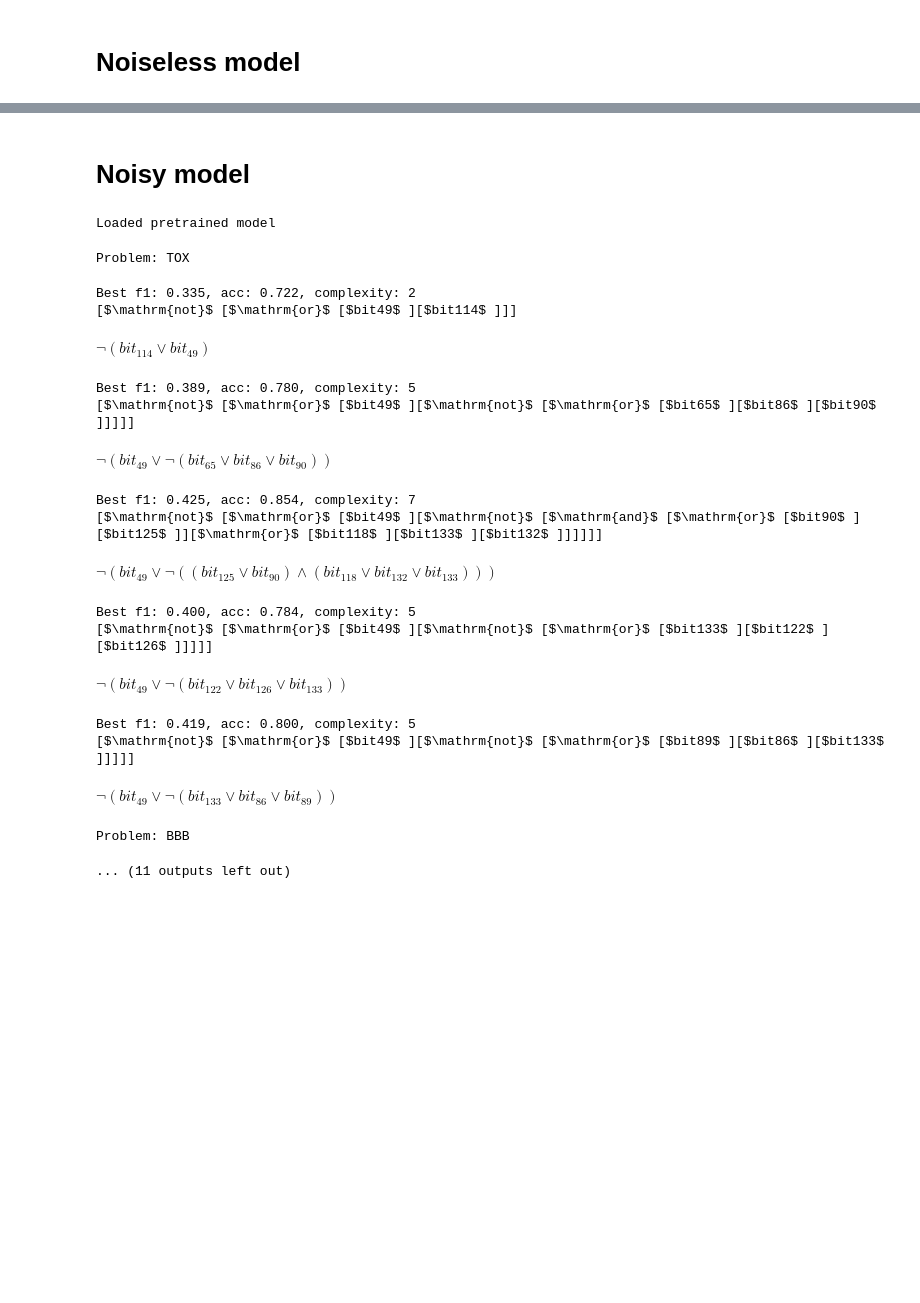
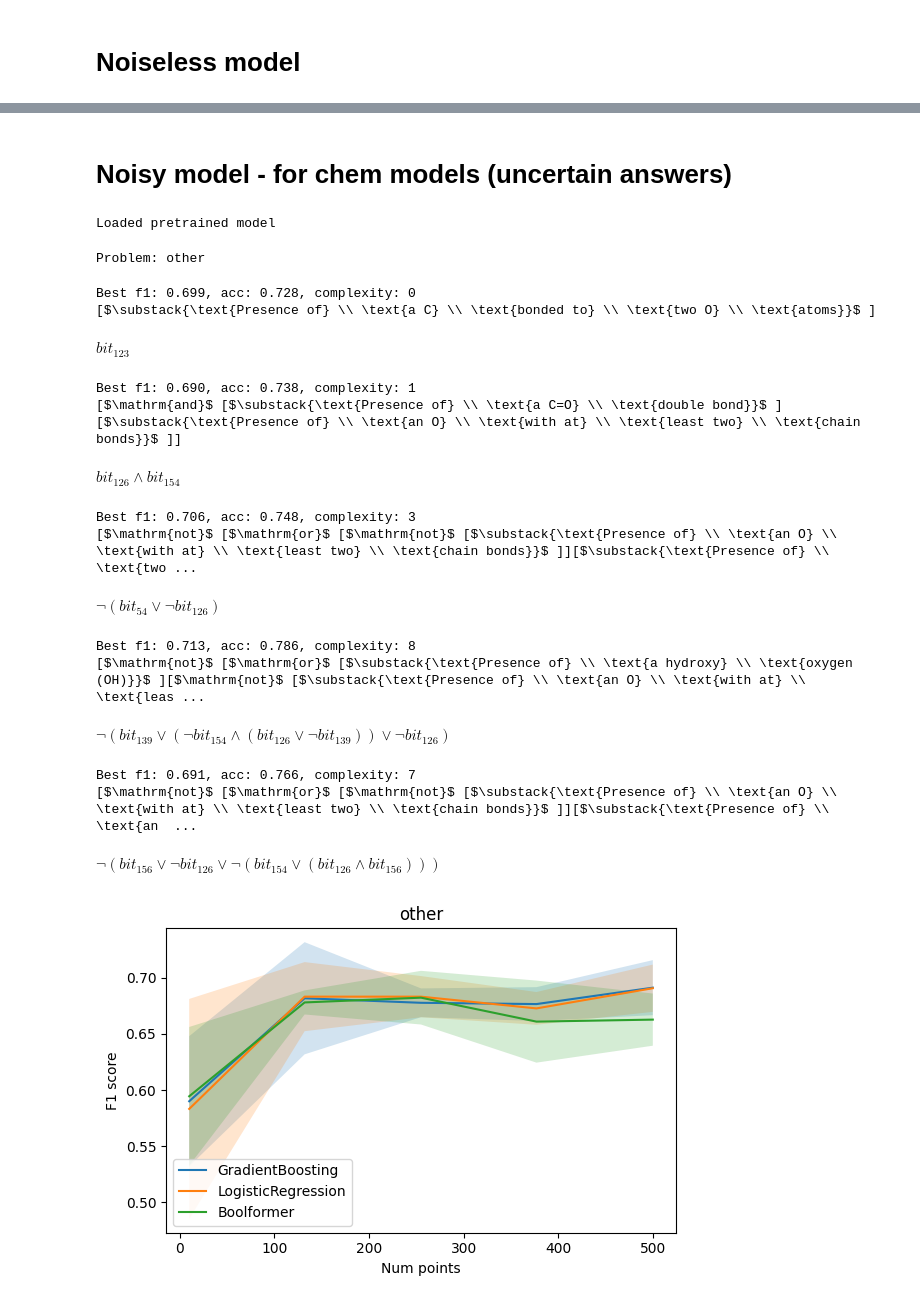
Before and after one commit to sdascoli/boolformer, a Jupyter notebook: boolformer.ipynb, the cells around one changed output, grey strips where cells are left out. Cells and saved outputs as stored; diff of their text form; code cells hidden in the pictures; blank space fills up the shorter version.

```diff
--- a/boolformer.ipynb
+++ b/boolformer.ipynb
@@ -17,5 +28,5 @@ print("Loaded pretrained model")
 # %% [markdown]
-# Noisy model
+# Noisy model - for chem models (uncertain answers)
 # %%
 model_path = "boolformer_noisy.pt"
 if not os.path.exists(model_path):
@@ -34,61 +45,72 @@ beam_size  = 20
 verbose = True
 num_points_arr = np.linspace(10,500,5).astype(int)
 #num_points_arr = [1,10,30]
-problems = ['TOX','BBB']
+problems = ['other']#['TOX','BBB']
 fig, axarr = plt.subplots(1,len(problems),figsize=(6*len(problems),4))
 for ip, problem in enumerate(problems):
     print('Problem:', problem, flush=True)
     accs, f1s, accs_var, f1s_var = defaultdict(list), defaultdict(list), defaultdict(list), defaultdict(list)
     for num_points in tqdm.tqdm(num_points_arr):
         accs_tmp, f1s_tmp, trees = defaultdict(list), defaultdict(list), []
         for seed in range(5):
-            acc, f1, tree = run_drug_discovery(boolformer, data_path="/data/rcp/boolean/notebooks", problem=problem, num_points=num_points, num_test_points=500, num_features=env.params.max_inactive_vars, beam_size=beam_size, verbose=False, balance=True)
+            acc, f1, tree = run_drug_discovery(boolformer, data_path='/data/wellawatte/catalysis_xai/boolformer/bool_data',
+                                               problem=problem, num_points=num_points,
+                                               num_test_points=500, num_features=env.params.max_inactive_vars, beam_size=beam_size,
+                                               verbose=False, balance=True,usr_set='fruity_MACCS.csv')
             for k, v in acc.items(): accs_tmp[k].append(v)
             for k, v in f1.items(): f1s_tmp[k].append(v)
             trees.append(tree)
         # tree with best acc
         idx = np.argmax(f1s_tmp['Boolformer'])
         best_tree = trees[idx]
         best_f1, best_acc = f1s_tmp['Boolformer'][idx], accs_tmp['Boolformer'][idx]
         if verbose:
             print(f'Best f1: {best_f1:.3f}, acc: {best_acc:.3f}, complexity: {best_tree.get_n_ops()}')
             #print(f"[.${problem}$ "+tree_to_latex(best_tree)+"]", flush=True)
-            print(tree_to_latex(best_tree), flush=True)
+            #print(tree_to_latex(best_tree), flush=True)
+            #display(env.simplifier.get_simple_infix(best_tree, simplify_form='basic'))
+            latex_tree = tree_to_latex(best_tree)
+            latex_tree = format_drug_discovery(latex_tree, key_path = os.path.join('/data/wellawatte/catalysis_xai/boolformer/bool_data/' 'key_maccs.csv'), problem=problem)
+            print(latex_tree, flush=True)
             display(env.simplifier.get_simple_infix(best_tree, simplify_form='basic'))
+
         for k, v in accs_tmp.items():
             accs[k].append(np.mean(v))
             accs_var[k].append(np.std(v))
         for k, v in f1s_tmp.items():
             f1s[k].append(np.mean(v))
             f1s_var[k].append(np.std(v))
 
+    if len(problems)!=1: ax = axarr[ip]
+    else: ax = axarr
     for k, v in f1s.items():
-        axarr[ip].    errorbar(num_points_arr, v,  label=k.replace('Classifier', ''))
-        axarr[ip].fill_between(num_points_arr, np.array(v)-np.array(f1s_var[k]), np.array(v)+np.array(f1s_var[k]), alpha=0.2)
-    axarr[ip].set_xlabel('# points')
-    axarr[ip].set_title(problem)
+        ax.errorbar(num_points_arr, v,  label=k.replace('Classifier', ''))
+        ax.fill_between(num_points_arr, np.array(v)-np.array(f1s_var[k]), np.array(v)+np.array(f1s_var[k]), alpha=0.2)
+    ax.set_xlabel('Num points')
+    ax.set_title(problem)
 
-axarr[0].set_ylabel('F1 score')
-axarr[0].legend()
+if len(problems)!=1: ax = axarr[0]
+else: ax = axarr
+ax.set_ylabel('F1 score')
+ax.legend()
 plt.tight_layout()
 #plt.savefig(savedir+'drug_discovery_maccs.pdf')
 plt.show()
 # %% [output]
-Problem: TOX
+Problem: other
-Best f1: 0.335, acc: 0.722, complexity: 2
-[$\mathrm{not}$ [$\mathrm{or}$ [$bit49$ ][$bit114$ ]]]
+Best f1: 0.699, acc: 0.728, complexity: 0
+[$\substack{\text{Presence of} \\ \text{a C} \\ \text{bonded to} \\ \text{two O} \\ \text{atoms}}$ ]
-$\displaystyle \neg \left(bit_{114} \vee bit_{49}\right)$
+$\displaystyle bit_{123}$
-Best f1: 0.389, acc: 0.780, complexity: 5
-[$\mathrm{not}$ [$\mathrm{or}$ [$bit49$ ][$\mathrm{not}$ [$\mathrm{or}$ [$bit65$ ][$bit86$ ][$bit90$ ]]]]]
+Best f1: 0.690, acc: 0.738, complexity: 1
+[$\mathrm{and}$ [$\substack{\text{Presence of} \\ \text{a C=O} \\ \text{double bond}}$ ][$\substack{\text{Presence of} \\ \text{an O} \\ \text{with at} \\ \text{least two} \\ \text{chain bonds}}$ ]]
-$\displaystyle \neg \left(bit_{49} \vee \neg \left(bit_{65} \vee bit_{86} \vee bit_{90}\right)\right)$
+$\displaystyle bit_{126} \wedge bit_{154}$
-Best f1: 0.425, acc: 0.854, complexity: 7
-[$\mathrm{not}$ [$\mathrm{or}$ [$bit49$ ][$\mathrm{not}$ [$\mathrm{and}$ [$\mathrm{or}$ [$bit90$ ][$bit125$ ]][$\mathrm{or}$ [$bit118$ ][$bit133$ ][$bit132$ ]]]]]]
+Best f1: 0.706, acc: 0.748, complexity: 3
+[$\mathrm{not}$ [$\mathrm{or}$ [$\mathrm{not}$ [$\substack{\text{Presence of} \\ \text{an O} \\ \text{with at} \\ \text{least two} \\ \text{chain bonds}}$ ]][$\substack{\text{Presence of} \\ \text{two ...
-$\displaystyle \neg \left(bit_{49} \vee \neg \left(\left(bit_{125} \vee bit_{90}\right) \wedge \left(bit_{118} \vee bit_{132} \vee bit_{133}\right)\right)\right)$
+$\displaystyle \neg \left(bit_{54} \vee \neg bit_{126}\right)$
-Best f1: 0.400, acc: 0.784, complexity: 5
-[$\mathrm{not}$ [$\mathrm{or}$ [$bit49$ ][$\mathrm{not}$ [$\mathrm{or}$ [$bit133$ ][$bit122$ ][$bit126$ ]]]]]
+Best f1: 0.713, acc: 0.786, complexity: 8
+[$\mathrm{not}$ [$\mathrm{or}$ [$\substack{\text{Presence of} \\ \text{a hydroxy} \\ \text{oxygen (OH)}}$ ][$\mathrm{not}$ [$\substack{\text{Presence of} \\ \text{an O} \\ \text{with at} \\ \text{leas ...
-$\displaystyle \neg \left(bit_{49} \vee \neg \left(bit_{122} \vee bit_{126} \vee bit_{133}\right)\right)$
+$\displaystyle \neg \left(bit_{139} \vee \left(\neg bit_{154} \wedge \left(bit_{126} \vee \neg bit_{139}\right)\right) \vee \neg bit_{126}\right)$
-Best f1: 0.419, acc: 0.800, complexity: 5
-[$\mathrm{not}$ [$\mathrm{or}$ [$bit49$ ][$\mathrm{not}$ [$\mathrm{or}$ [$bit89$ ][$bit86$ ][$bit133$ ]]]]]
+Best f1: 0.691, acc: 0.766, complexity: 7
+[$\mathrm{not}$ [$\mathrm{or}$ [$\mathrm{not}$ [$\substack{\text{Presence of} \\ \text{an O} \\ \text{with at} \\ \text{least two} \\ \text{chain bonds}}$ ]][$\substack{\text{Presence of} \\ \text{an  ...
-$\displaystyle \neg \left(bit_{49} \vee \neg \left(bit_{133} \vee bit_{86} \vee bit_{89}\right)\right)$
+$\displaystyle \neg \left(bit_{156} \vee \neg bit_{126} \vee \neg \left(bit_{154} \vee \left(bit_{126} \wedge bit_{156}\right)\right)\right)$
-Problem: BBB
-... (11 outputs left out)
+[figure, added]
```
Also changed, not shown: parts of 3 cells of this notebook, 1 other file.
